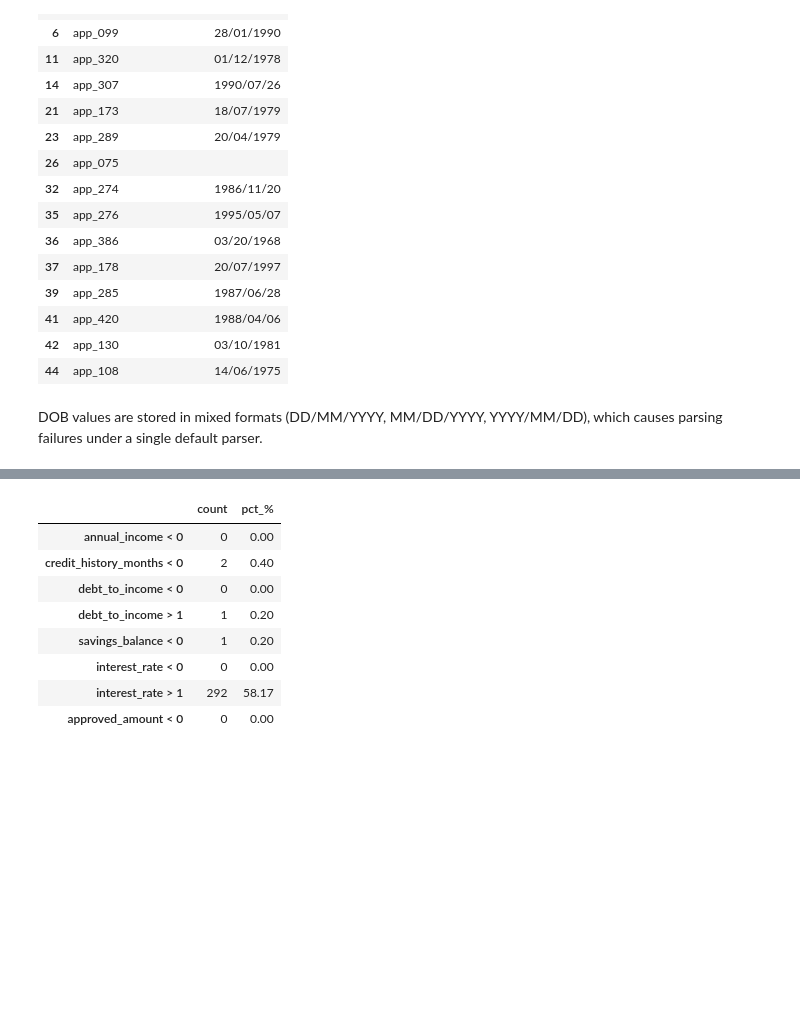
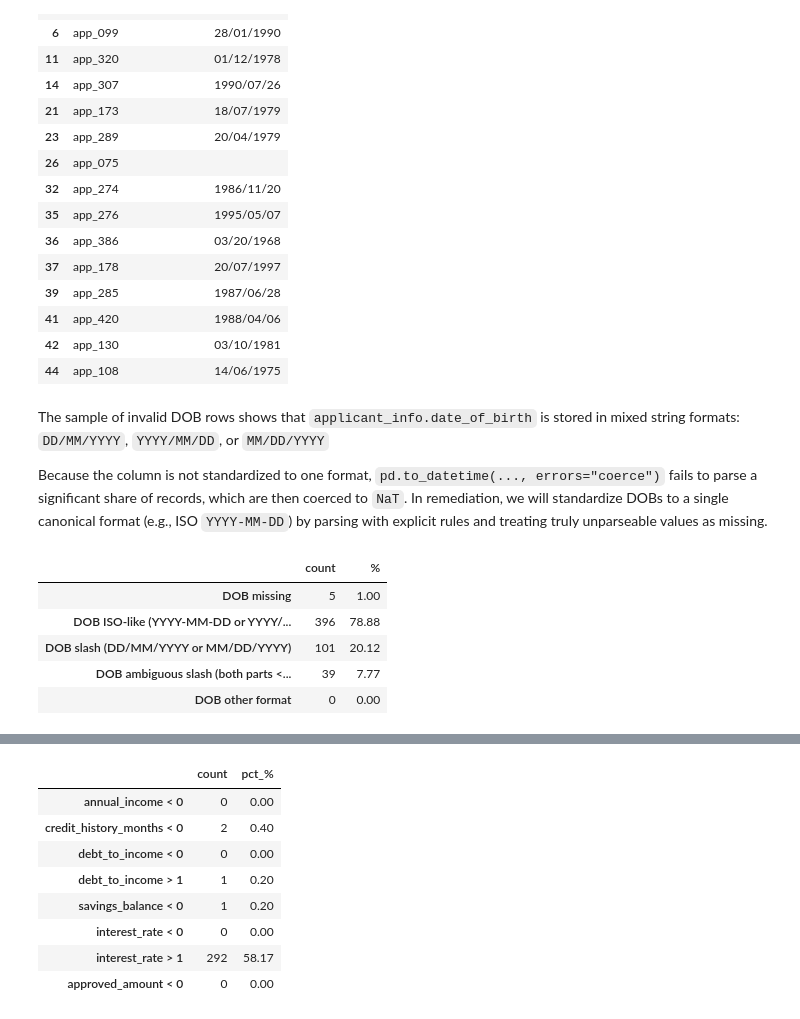
Before and after one commit to catarinapalma01/dego-project-team3, a Jupyter notebook: notebooks/01-data-quality.ipynb, the cells around one changed output, grey strips where cells are left out. Saved outputs shown, nothing was run; the diff lists cells and outputs as text; code cells hidden in the pictures; blank space fills up the shorter version.

```diff
--- a/notebooks/01-data-quality.ipynb
+++ b/notebooks/01-data-quality.ipynb
@@ -522,4 +534,46 @@ display(invalid_dob_rows)
 | 42 | app_130 | 03/10/1981 |
 | 44 | app_108 | 14/06/1975 |
 # %% [markdown]
-DOB values are stored in mixed formats (DD/MM/YYYY, MM/DD/YYYY, YYYY/MM/DD), which causes parsing failures under a single default parser.
+The sample of invalid DOB rows shows that `applicant_info.date_of_birth` is stored in mixed string formats: `DD/MM/YYYY`, `YYYY/MM/DD`, or `MM/DD/YYYY`
+
+Because the column is not standardized to one format, `pd.to_datetime(..., errors="coerce")` fails to parse a significant share of records, which are then coerced to `NaT`. In remediation, we will standardize DOBs to a single canonical format (e.g., ISO `YYYY-MM-DD`) by parsing with explicit rules and treating truly unparseable values as missing.
+# %%
+# DOB format breakdown
+
+# Clean DOB strings
+dob = df_raw["applicant_info.date_of_birth"].astype("string").str.strip().replace({"": pd.NA})
+
+# Detect common DOB patterns
+iso = dob.str.match(r"^\d{4}[-/]\d{2}[-/]\d{2}$", na=False)      # YYYY-MM-DD or YYYY/MM/DD
+slash = dob.str.match(r"^\d{2}/\d{2}/\d{4}$", na=False)          # ??/??/YYYY
+
+# Flag ambiguous slash dates when both first numbers could be day or month
+p1 = pd.to_numeric(dob.str.slice(0, 2), errors="coerce")
+p2 = pd.to_numeric(dob.str.slice(3, 5), errors="coerce")
+ambig = slash & (p1 <= 12) & (p2 <= 12)
+
+# Build a summary table
+dob_summary = pd.DataFrame({
+    "count": [
+        dob.isna().sum(),
+        iso.sum(),
+        slash.sum(),
+        ambig.sum(),
+        (dob.notna() & ~(iso | slash)).sum()
+    ]
+}, index=[
+    "DOB missing",
+    "DOB ISO-like (YYYY-MM-DD or YYYY/MM/DD)",
+    "DOB slash (DD/MM/YYYY or MM/DD/YYYY)",
+    "DOB ambiguous slash (both parts <= 12)",
+    "DOB other format"
+])
+dob_summary["%"] = (dob_summary["count"] / len(dob) * 100).round(2)
+display(dob_summary)
+# %% [output]
+|  | count | % |
+| DOB missing | 5 | 1.00 |
+| DOB ISO-like (YYYY-MM-DD or YYYY/... | 396 | 78.88 |
+| DOB slash (DD/MM/YYYY or MM/DD/YYYY) | 101 | 20.12 |
+| DOB ambiguous slash (both parts <... | 39 | 7.77 |
+| DOB other format | 0 | 0.00 |
```
Also changed, not shown: parts of 39 cells of this notebook.
